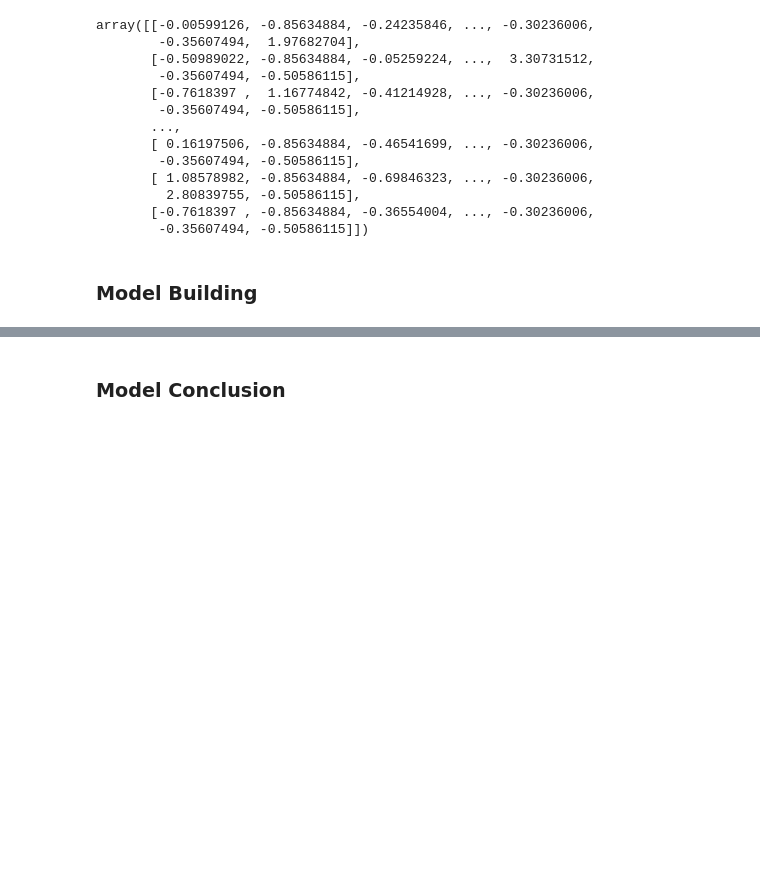
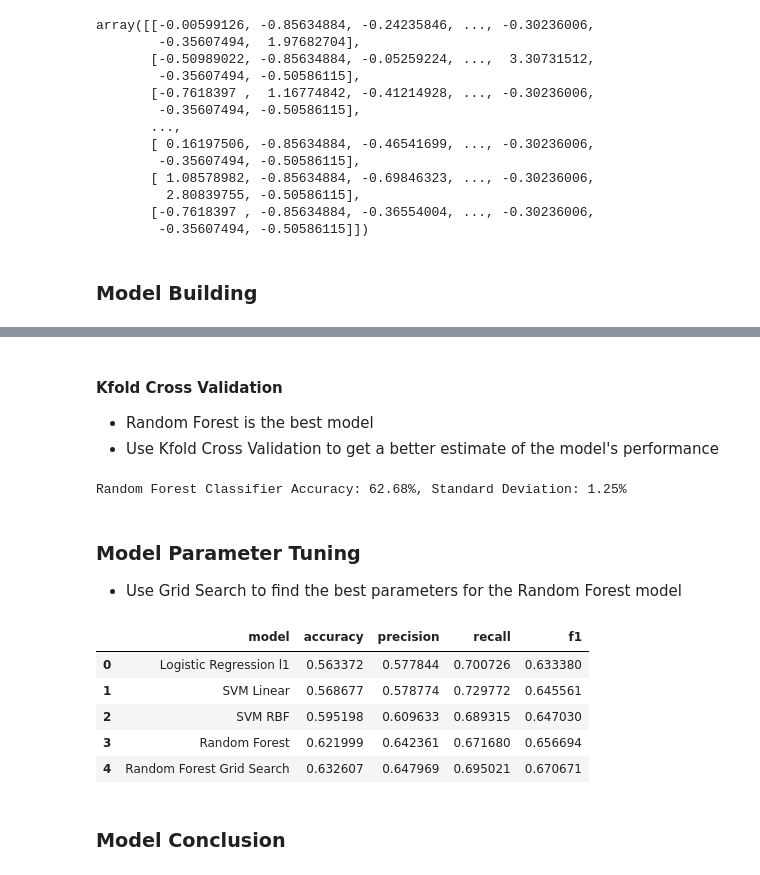
Before and after one commit to xuwenyihust/Machine-Learning, a Jupyter notebook: financial-history-analysis/financial-history-analysis.ipynb, the cells around one changed output, grey strips where cells are left out. Cells and saved outputs as stored; diff of their text form; code cells hidden in the pictures; blank space fills up the shorter version.

```diff
--- a/financial-history-analysis/financial-history-analysis.ipynb
+++ b/financial-history-analysis/financial-history-analysis.ipynb
@@ -296,0 +406,2 @@ X_test = X_test2
+# %%
+y_pred_random_forest = classifier_random_forest.predict(X_test)
@@ -296,0 +410,13 @@ X_test = X_test2
+# %%
+accuracy_random_forest = accuracy_score(y_test, y_pred_random_forest)
+precision_random_forest = precision_score(y_test, y_pred_random_forest)
+recall_random_forest = recall_score(y_test, y_pred_random_forest)
+f1_random_forest = f1_score(y_test, y_pred_random_forest)
+# %%
+random_forest_res = pd.DataFrame([
+    ["Random Forest", accuracy_random_forest, precision_random_forest, recall_random_forest, f1_random_forest]],
+    columns=["model", "accuracy", "precision", "recall", "f1"]
+)
+
+model_res = pd.concat([model_res, random_forest_res], axis=0, ignore_index=True)
+model_res
@@ -296,0 +429,5 @@ X_test = X_test2
+# %% [markdown]
+#### Kfold Cross Validation
+
+* Random Forest is the best model
+* Use Kfold Cross Validation to get a better estimate of the model's performance
@@ -296,0 +438,8 @@ X_test = X_test2
+# %%
+print(f"Random Forest Classifier Accuracy: {accuracies.mean() * 100:.2f}%, Standard Deviation: {accuracies.std() * 100:.2f}%")
+# %% [output]
+Random Forest Classifier Accuracy: 62.68%, Standard Deviation: 1.25%
+# %% [markdown]
+### Model Parameter Tuning
+
+* Use Grid Search to find the best parameters for the Random Forest model
@@ -297,2 +448,36 @@ X_test = X_test2
+# %%
+parameters = {
+    "max_depth": [3, None],
+    "max_features": [1, 5, 10],
+    "min_samples_split": [2, 5, 10],
+    "min_samples_leaf": [1, 5, 10],
+    "bootstrap": [True, False],
+    "criterion": ["entropy"]
+}
+
+grid_search = GridSearchCV(estimator=classifier_random_forest, param_grid=parameters, scoring="accuracy", cv=10, n_jobs=-1)
+grid_search = grid_search.fit(X_train, y_train)
+# %%
+y_pred_grid_search = grid_search.predict(X_test)
+
+accuracy_grid_search = accuracy_score(y_test, y_pred_grid_search)
+precision_grid_search = precision_score(y_test, y_pred_grid_search)
+recall_grid_search = recall_score(y_test, y_pred_grid_search)
+f1_grid_search = f1_score(y_test, y_pred_grid_search)
+
+grid_search_res = pd.DataFrame([
+    ["Random Forest Grid Search", accuracy_grid_search, precision_grid_search, recall_grid_search, f1_grid_search]],
+    columns=["model", "accuracy", "precision", "recall", "f1"]
+)
+
+model_res = pd.concat([model_res, grid_search_res], axis=0, ignore_index=True)
+model_res
+# %% [output]
+|  | model | accuracy | precision | recall | f1 |
+| 0 | Logistic Regression l1 | 0.563372 | 0.577844 | 0.700726 | 0.633380 |
+| 1 | SVM Linear | 0.568677 | 0.578774 | 0.729772 | 0.645561 |
+| 2 | SVM RBF | 0.595198 | 0.609633 | 0.689315 | 0.647030 |
+| 3 | Random Forest | 0.621999 | 0.642361 | 0.671680 | 0.656694 |
+| 4 | Random Forest Grid Search | 0.632607 | 0.647969 | 0.695021 | 0.670671 |
 # %% [markdown]
 ### Model Conclusion
```
Also changed, not shown: parts of 39 cells of this notebook, 1 other file.
